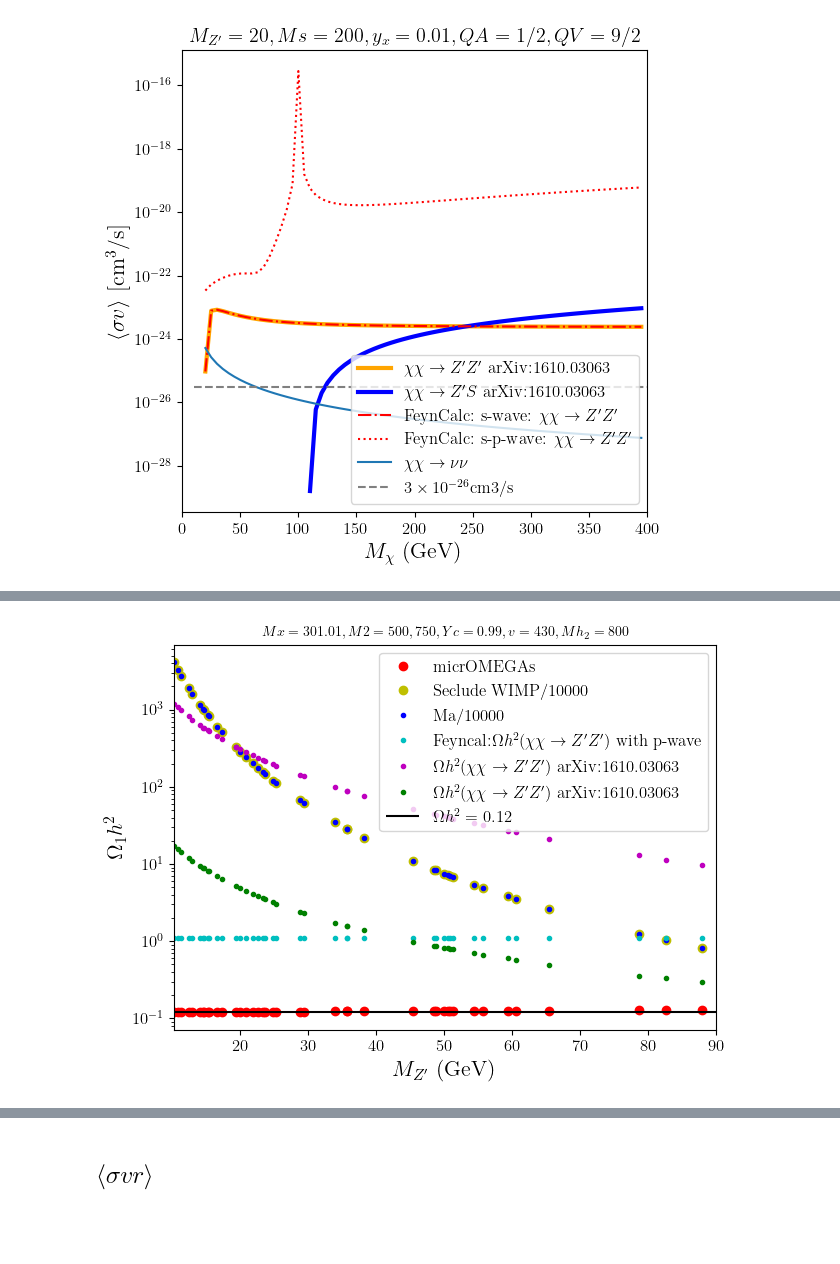
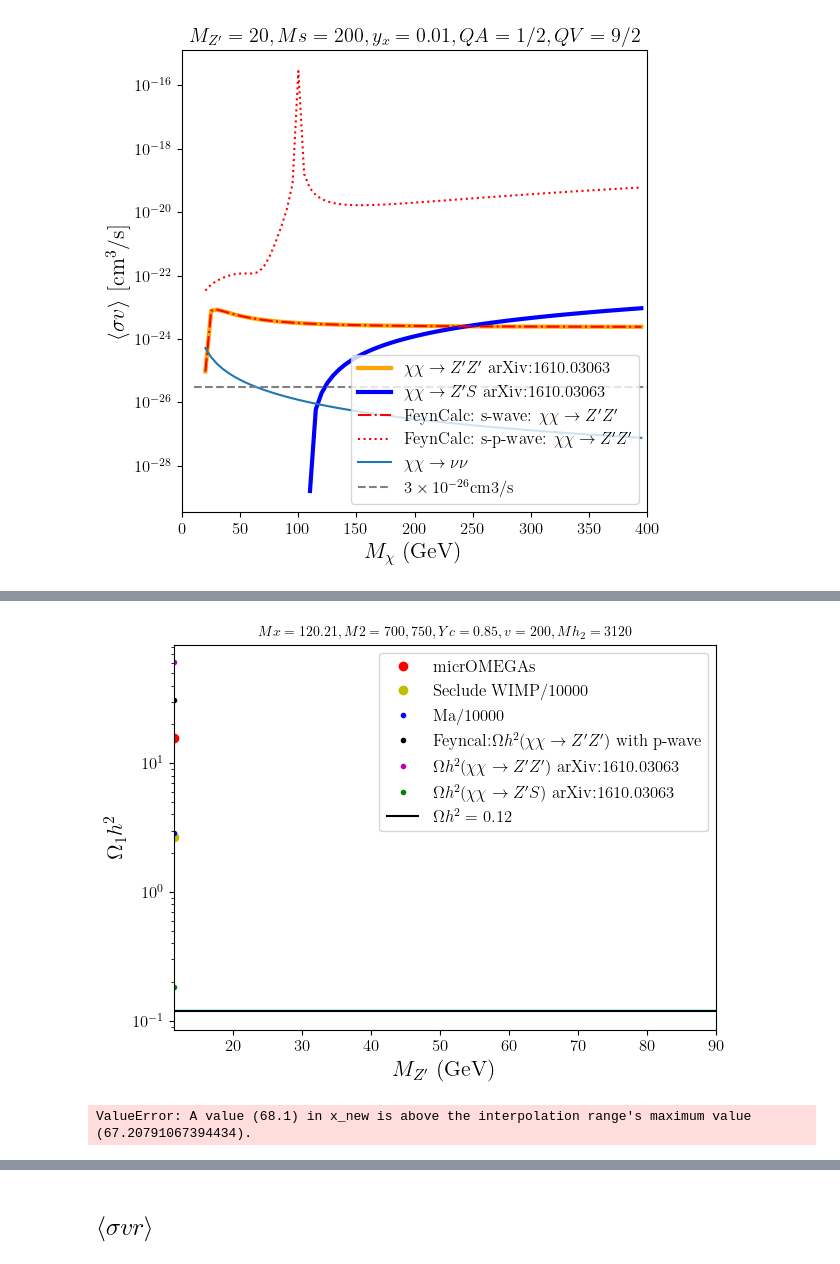
Before and after one commit to davidsuarezr/MDEO, a Jupyter notebook: Benchmark-point-DM-NO-KM-XXZpZp.ipynb, the cells around one changed output, grey strips where cells are left out. Saved outputs shown, nothing was run; the diff lists cells and outputs as text; code cells hidden in the pictures; blank space fills up the shorter version.

```diff
--- a/Benchmark-point-DM-NO-KM-XXZpZp.ipynb
+++ b/Benchmark-point-DM-NO-KM-XXZpZp.ipynb
@@ -29,7 +29,8 @@ plt.rcParams.update({'font.size': 12})
 #random_general_scan-noKM-XXZpZp.py
 #File for XX->ZpZp
 #xd = pd.read_csv('noKM-xd_scan-noKM-XXZpZp-01.csv')
-xd = pd.read_csv('noKM-xd_scan-noKM-XXZpZp-02.csv')
+#xd = pd.read_csv('noKM-xd_scan-noKM-XXZpZp-02.csv')
+xd = pd.read_csv('noKM-xd_scan-noKM-XXZpZp-05.csv')
 
 xd.shape
 # %% [output]
@@ -169,8 +198,8 @@ def relic_abundance(a, b, xf, m):
 
     return 2*1.04E9*xf/(MPl*sqrtg*(a + 3.0*b/xf))
 # %%
-def relic_abundance(a, b, xf, m):
+'''def relic_abundance(a, b, xf, m):
     MPl=1.22E19
     sqrtg=np.sqrt(g_eff(m/xf))
 
-    return 2.08E9*xf/(MPl*sqrtg*(a + 3.0*b/xf))
+    return 2.08E9*xf/(MPl*sqrtg*(a + 3.0*b/xf))'''
@@ -255,9 +274,9 @@ def b_coefficient_vv(g1p, r, Mx):
     k = n/d
     return k
 
-#FeynCalc
+#FeynCalc: 4 version with 3/2
 def a_coefficient_Fey(g1p, r, Mx):
-    k = -g1p**4*np.sqrt(1.-r**2)*(1519*r**4-1357*r**2-162)/(16.*np.pi*Mx**2*r**2*(r**2-2.)**2)
+    k = g1p**4*(1.-r**2)**(3/2)*(1519*r**2+162)/(16.*np.pi*Mx**2*r**2*(r**2-2.)**2)
     return k
 
 #FeynCalc: 4 version
@@ -425,7 +444,7 @@ for i in range(0,len(xd)):
 
     Ms= xd.mh2[0]
     Yx=xd.Yc[0]
-    xf=26 #WARNING
+    xf=24 #WARNING
 
     RD_Sec = relic_abundance(a_coefficient_Sec(xd.g1p[i],xd.r[i],xd.mChi[i]), 0, xf, xd.mChi[i])
     RD_Ma  = relic_abundance(a_coefficient_Ma(xd.g1p[i],xd.r[i],xd.mChi[i]), 0, xf, xd.mChi[i])
@@ -455,33 +495,40 @@ rd[:3]
 # %%
 plt.figure(figsize=(7,5))
 
 plt.semilogy(xd.MZp, (xd.Omega1+xd.Omega2),'ro',label='micrOMEGAs')
-#plt.semilogy(xd.MZp, (xd.Omega1+xd.Omega2),'m-')
+plt.semilogy(xd.MZp, (xd.Omega1+xd.Omega2),'m-')
 plt.plot(xd.MZp, rd.RD_Sec/10000,'yo',label='Seclude WIMP/10000')
 plt.plot(xd.MZp, rd.RD_Ma/10000,'b.',label='Ma/10000')
-plt.plot(xd.MZp, rd.RD_Fey/1,'c.',label=r'Feyncal:$\Omega h^2(\chi\chi\to Z^{\prime}Z^{\prime})$ with p-wave')
+plt.plot(xd.MZp, rd.RD_Fey/1,'k.',label=r'Feyncal:$\Omega h^2(\chi\chi\to Z^{\prime}Z^{\prime})$ with p-wave')
 
 plt.plot(xd.MZp, rd.RD_ZZ,'m.',label=r'$\Omega h^2(\chi\chi\to Z^{\prime}Z^{\prime})$ arXiv:1610.03063')
 
-plt.plot(xd.MZp, rd.RD_sZ,'g.',label=r'$\Omega h^2(\chi\chi\to Z^{\prime}Z^{\prime})$ arXiv:1610.03063')
+plt.plot(xd.MZp, rd.RD_sZ,'g.',label=r'$\Omega h^2(\chi\chi\to Z^{\prime}S)$ arXiv:1610.03063')
 
 #plt.plot(xd.MZp, rd.RD_vv,'k.',label=r'$\Omega h^2(\chi\chi\to \nu\nu)$')
 
-#n=np.linspace(1e1,1.0e2,10)
-#plt.fill_between(n,Omega_min,Omega_max,facecolor='cyan',alpha=0.3,label='')
+n=np.linspace(1e1,1.0e2,10)
+plt.fill_between(n,Omega_min,Omega_max,facecolor='cyan',alpha=0.3,label='')
 
 plt.hlines(Omega,0.1,1e2, 'k',label=r'$\Omega h^2=$ 0.12')
 
 plt.xlabel(r'$M_{Z^{\prime}}$ (GeV)',size=16)
 plt.ylabel(r'$\Omega_1 h^2$',size=16)
-plt.title('$Mx=301.01, M2=500,750, Yc=0.99, v=430, Mh_2=800$',size=10)
+plt.title('$Mx=120.21, M2=700,750, Yc=0.85, v=200, Mh_2=3120$',size=10)
 plt.legend()
 #plt.grid()
 
 #plt.ylim(0.11,0.2)
 plt.xlim(xd.MZp.min(), 90)
 
 #plt.savefig('plots/benchmark4.pdf')
 plt.show()
 # %% [output]
-[figure, old version]
+[figure, new version]
+# %%
+fitOmega2=interpolate.interp1d(xd.MZp, rd.RD_Fey)
+n2=np.arange(20.1,80,1)
+m2=fitOmega2(n2)
+yhat2 = savgol_filter(m2, 5, 3)
+# %% [output]
+ValueError: A value (68.1) in x_new is above the interpolation range's maximum value (67.20791067394434).
```
Also changed, not shown: parts of 22 cells of this notebook, 4 other files.
